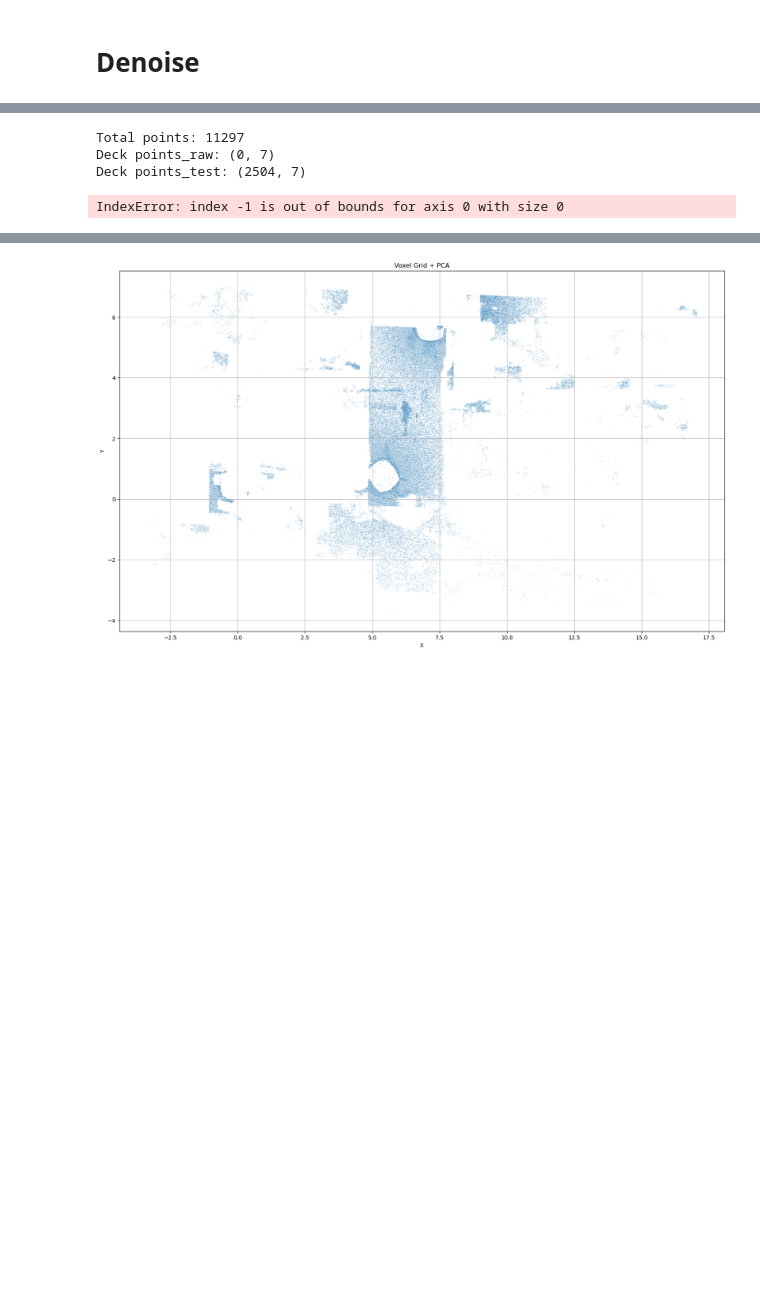
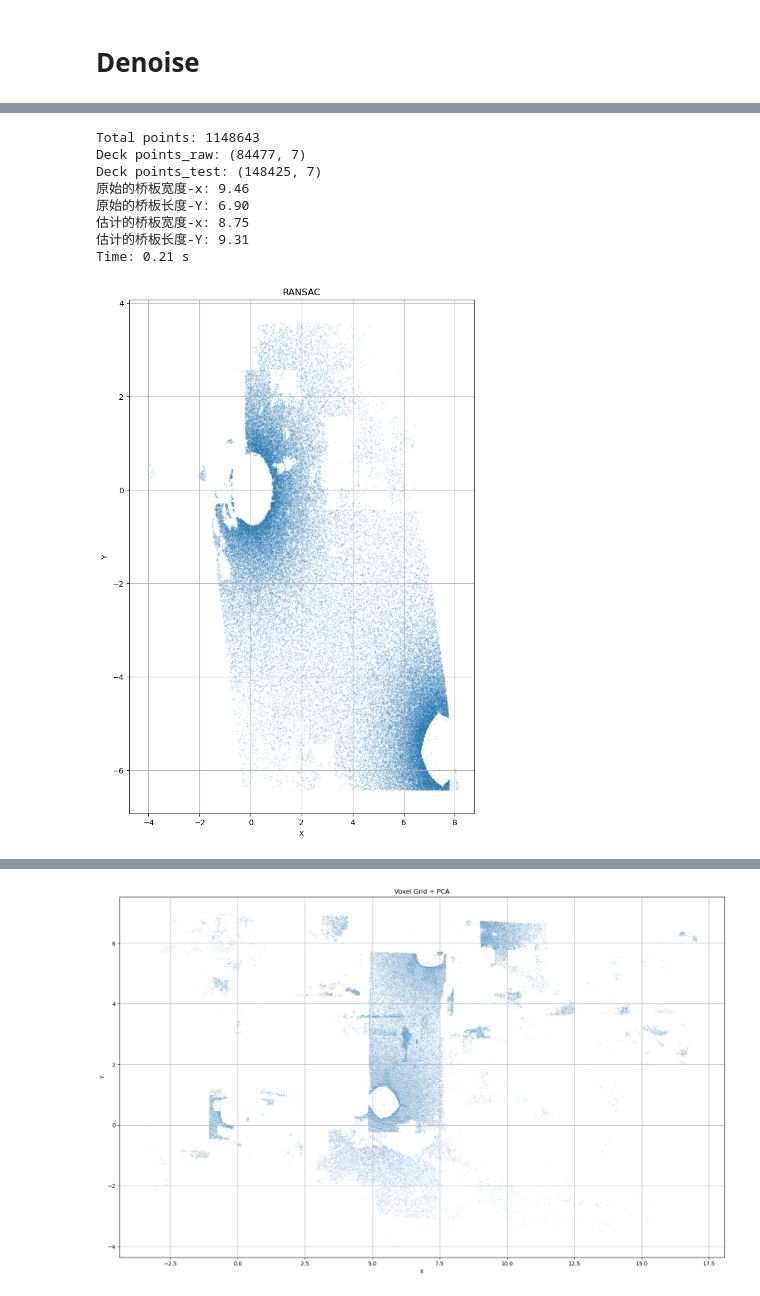
Before and after one commit to UT-Team-Chun/Pointcloud-bridge, a Jupyter notebook: Partsize-identical/wl_identical_usedeck.ipynb, the cells around one changed output, grey strips where cells are left out. Saved outputs shown, nothing was run; the diff lists cells and outputs as text; code cells hidden in the pictures; blank space fills up the shorter version.

```diff
--- a/Partsize-identical/wl_identical_usedeck.ipynb
+++ b/Partsize-identical/wl_identical_usedeck.ipynb
@@ -204,38 +204,44 @@ def plot_deck(coords, title):
     plt.show()
 
 
 
-deck_raw, deck_test = load_data('Bridge3_2')
+deck_raw, deck_test = load_data('Bridge3_1')
 
 start_time = time.time()
 
 result = deck_test
 
 result = data_voxel(result, voxel_size=0.005)
 
-result = ransac_plane_fitting(result,2000,0.05)
+result = ransac_plane_fitting(result,2000,0.02)
 
 result = isolation_forest_outlier_removal(result, contamination=0.3)
 
-#result = lof_outlier_removal(result, n_neighbors=10, contamination=0.4)
-#result = dbscan_outlier_removal(result,eps=1,min_samples=3)
+result = lof_outlier_removal(result, n_neighbors=10, contamination=0.4)
+result = dbscan_outlier_removal(result,eps=1,min_samples=3)
 end_time = time.time()
 
 result_raw = deck_raw
+
 width_raw, length_raw = calculate_bridge_dimensions(result_raw)
 print(f"原始的桥板宽度-x: {width_raw:.2f}")
 print(f"原始的桥板长度-Y: {length_raw:.2f}")
 
 # 假设 ransac_inliers 是RANSAC提取的平面内点
 width, length = calculate_bridge_dimensions(result)
 print(f"估计的桥板宽度-x: {width:.2f}")
 print(f"估计的桥板长度-Y: {length:.2f}")
 
 # 可视化
 print(f"Time: {end_time - start_time:.2f} s")
 plot_deck(result,'RANSAC')
 # %% [output]
-Total points: 11297
-Deck points_raw: (0, 7)
-Deck points_test: (2504, 7)
+Total points: 1148643
+Deck points_raw: (84477, 7)
+Deck points_test: (148425, 7)
+原始的桥板宽度-x: 9.46
+原始的桥板长度-Y: 6.90
+估计的桥板宽度-x: 8.75
+估计的桥板长度-Y: 9.31
+Time: 0.21 s
-IndexError: index -1 is out of bounds for axis 0 with size 0
+[figure, added]
```
Also changed, not shown: parts of 9 cells of this notebook, 1 other file.
